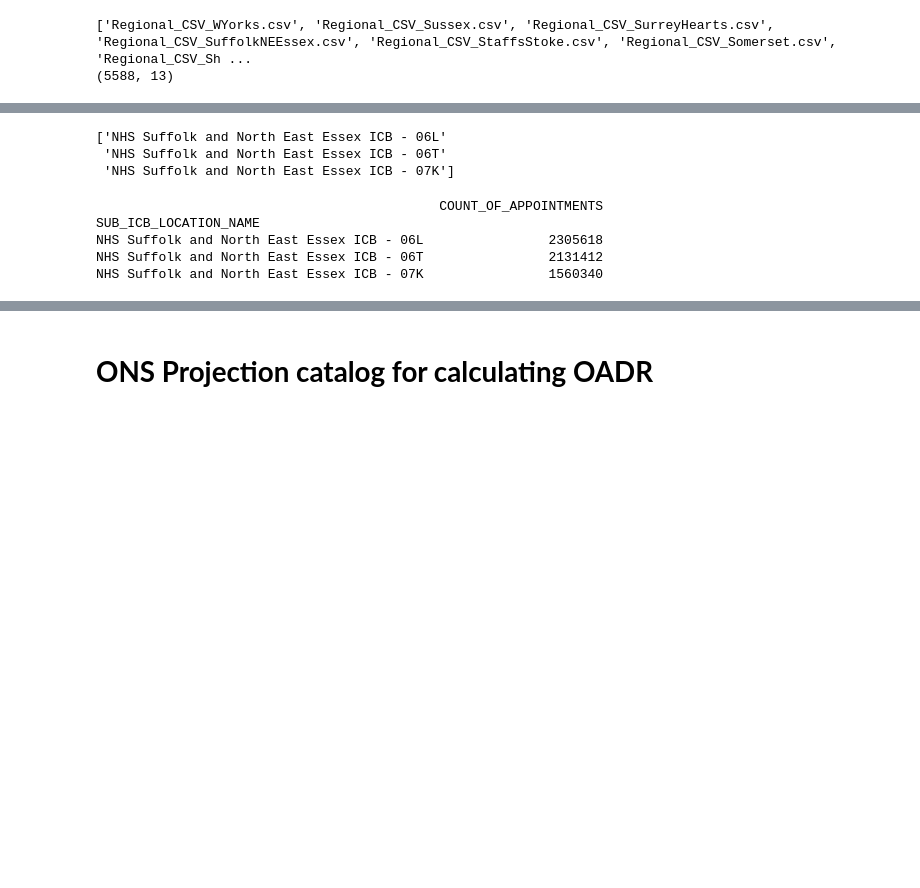
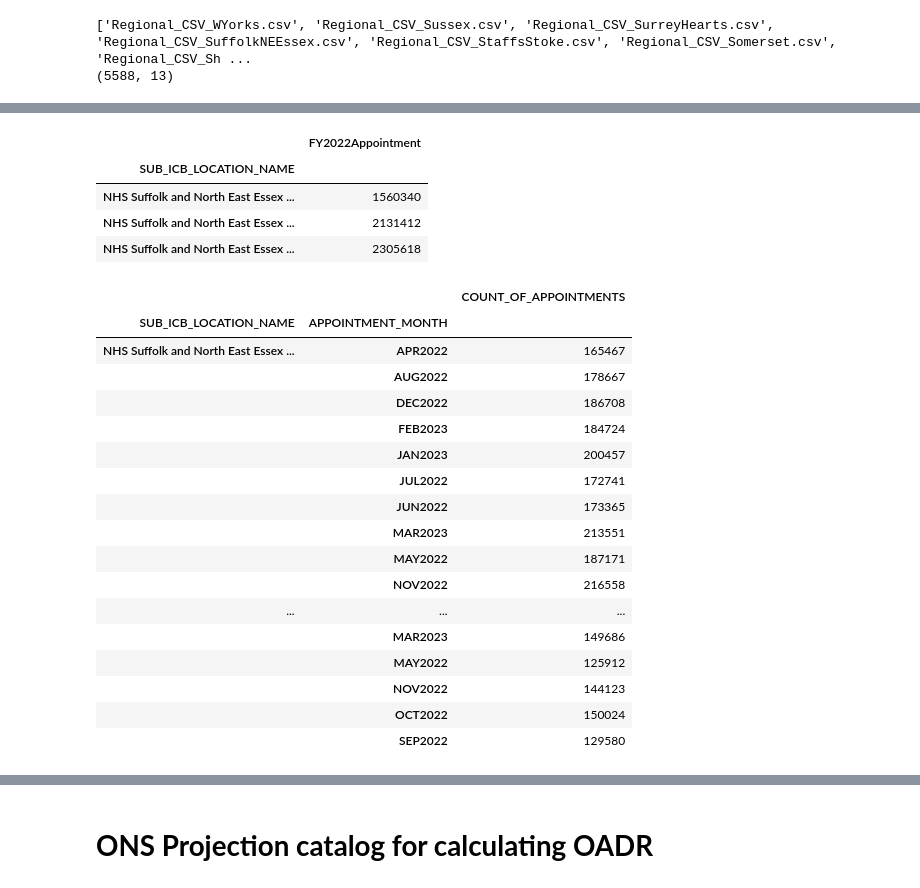
Before and after one commit to SNEE-ICS/PrimaryCareDemandAndCapacity, a Jupyter notebook: AppointmentsVsOADR.ipynb, the cells around one changed output, grey strips where cells are left out. Cells and saved outputs as stored; diff of their text form; code cells hidden in the pictures; blank space fills up the shorter version.

```diff
--- a/AppointmentsVsOADR.ipynb
+++ b/AppointmentsVsOADR.ipynb
@@ -80,26 +67,18 @@ NHS West Yorkshire Integrated Care Board                         16234777
 # %%
+#Filtering the data for SNEE ICB
 required_icb = 'NHS Suffolk and North East Essex Integrated Care Board'
-
-sub_icb_df = filtered_df[filtered_df['ICB_NAME'] == required_icb]
-
-sub_areas = sub_icb_df['SUB_ICB_LOCATION_NAME'].tolist()
-
-print(sub_icb_df['SUB_ICB_LOCATION_NAME'].unique())
+appointments_icb_sub_SNEE = filtered_df[filtered_df['ICB_NAME'] == required_icb]
-# %% [output]
-['NHS Suffolk and North East Essex ICB - 06L'
- 'NHS Suffolk and North East Essex ICB - 06T'
- 'NHS Suffolk and North East Essex ICB - 07K']
 # %%
-#Grouping the data in a series by ICB name and appointments count
-appointments_icb_sub = sub_icb_df.groupby('SUB_ICB_LOCATION_NAME')['COUNT_OF_APPOINTMENTS'].sum()
+#Grouping the data in a series by Sub-ICB's for SNEE and appointments count
+appointments_icb_sub_snee = appointments_sub_icb_SNEE.groupby('SUB_ICB_LOCATION_NAME')['COUNT_OF_APPOINTMENTS'].sum()
+appointments_icb_sub_snee.name = 'FY2022Appointment'
 
 #Converting series to Dataframe
-appointments_ = pd.DataFrame(appointments_icb_sub)
-#sorted_appointments_df = appointments_df.sort_values(by='COUNT_OF_APPOINTMENTS',ascending=False)
-print(appointments_)
+appointments_sub_icb_snee = pd.DataFrame(appointments_icb_sub_snee).sort_values(by='FY2022Appointment')
+appointments_sub_icb_snee.head()
 # %% [output]
-                                            COUNT_OF_APPOINTMENTS
-SUB_ICB_LOCATION_NAME
-NHS Suffolk and North East Essex ICB - 06L                2305618
-NHS Suffolk and North East Essex ICB - 06T                2131412
-NHS Suffolk and North East Essex ICB - 07K                1560340
+|  | FY2022Appointment |
+| SUB_ICB_LOCATION_NAME |  |
+| NHS Suffolk and North East Essex ... | 1560340 |
+| NHS Suffolk and North East Essex ... | 2131412 |
+| NHS Suffolk and North East Essex ... | 2305618 |
@@ -105,0 +88,21 @@ NHS Suffolk and North East Essex ICB - 07K                1560340
+# %%
+sub_icb_df.groupby(['SUB_ICB_LOCATION_NAME','APPOINTMENT_MONTH']).sum(numeric_only=True)
+# %% [output]
+|  |  | COUNT_OF_APPOINTMENTS |
+| SUB_ICB_LOCATION_NAME | APPOINTMENT_MONTH |  |
+| NHS Suffolk and North East Essex ... | APR2022 | 165467 |
+|  | AUG2022 | 178667 |
+|  | DEC2022 | 186708 |
+|  | FEB2023 | 184724 |
+|  | JAN2023 | 200457 |
+|  | JUL2022 | 172741 |
+|  | JUN2022 | 173365 |
+|  | MAR2023 | 213551 |
+|  | MAY2022 | 187171 |
+|  | NOV2022 | 216558 |
+| ... | ... | ... |
+|  | MAR2023 | 149686 |
+|  | MAY2022 | 125912 |
+|  | NOV2022 | 144123 |
+|  | OCT2022 | 150024 |
+|  | SEP2022 | 129580 |
```
Also changed, not shown: parts of 11 cells of this notebook.
